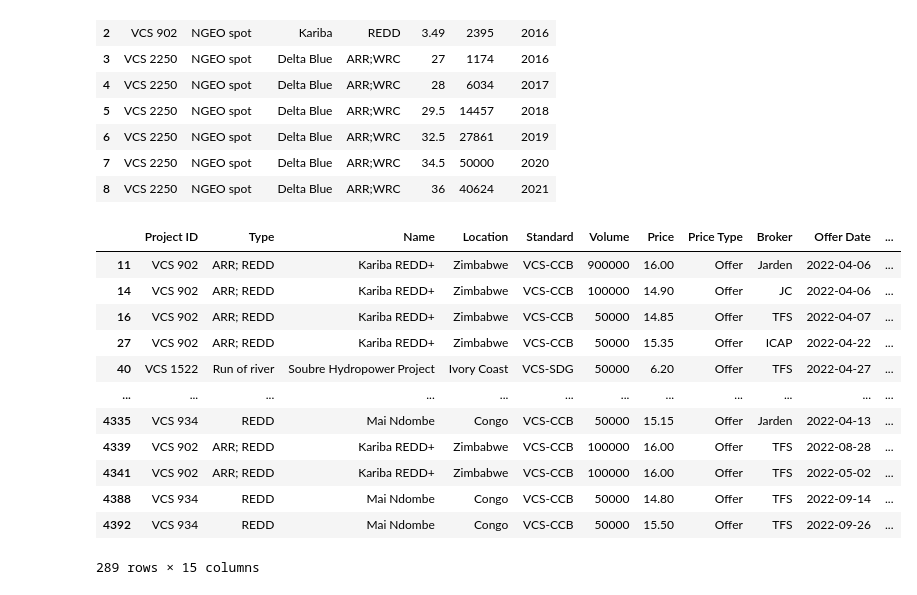
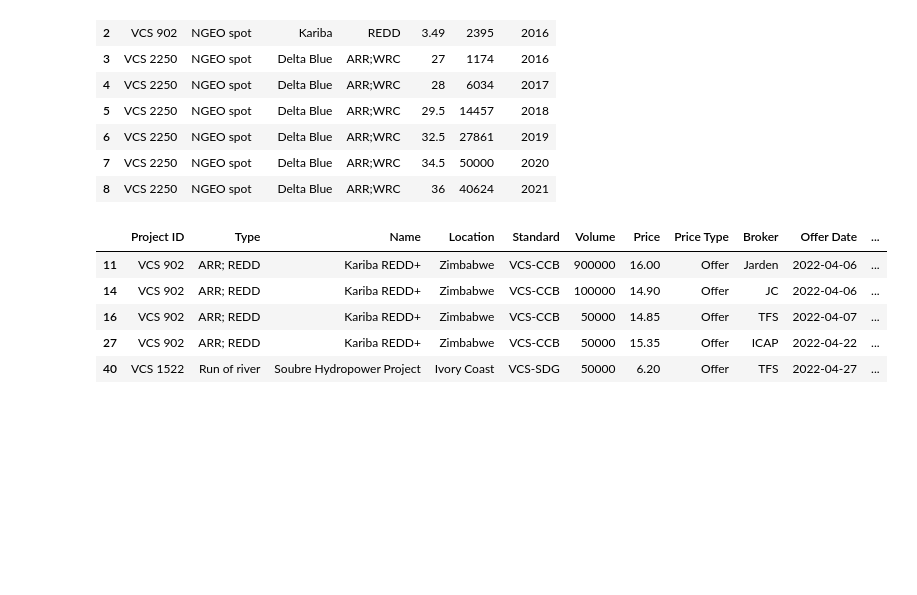
Before and after one commit to SamCurtis111/Attunga_Carbon, a Jupyter notebook: Voluntary_Carbon_Report.ipynb, the cells around one changed output. Cells and saved outputs as stored; diff of their text form; code cells hidden in the pictures; blank space fills up the shorter version.

Commit message:
fix table of matches

```diff
--- a/Voluntary_Carbon_Report.ipynb
+++ b/Voluntary_Carbon_Report.ipynb
@@ -163,21 +163,14 @@ vcs_holdings
 # %%
 df_matches = broker_markets[broker_markets['Project ID'].isin(our_projects)]
 # %%
-df_matches
+df_matches.head()
 # %% [output]
 |  | Project ID | Type | Name | Location | Standard | Volume | Price | Price Type | Broker | Offer Date | ... |
 | 11 | VCS 902 | ARR; REDD | Kariba REDD+ | Zimbabwe | VCS-CCB | 900000 | 16.00 | Offer | Jarden | 2022-04-06 | ... |
 | 14 | VCS 902 | ARR; REDD | Kariba REDD+ | Zimbabwe | VCS-CCB | 100000 | 14.90 | Offer | JC | 2022-04-06 | ... |
 | 16 | VCS 902 | ARR; REDD | Kariba REDD+ | Zimbabwe | VCS-CCB | 50000 | 14.85 | Offer | TFS | 2022-04-07 | ... |
 | 27 | VCS 902 | ARR; REDD | Kariba REDD+ | Zimbabwe | VCS-CCB | 50000 | 15.35 | Offer | ICAP | 2022-04-22 | ... |
 | 40 | VCS 1522 | Run of river | Soubre Hydropower Project | Ivory Coast | VCS-SDG | 50000 | 6.20 | Offer | TFS | 2022-04-27 | ... |
-| ... | ... | ... | ... | ... | ... | ... | ... | ... | ... | ... | ... |
-| 4335 | VCS 934 | REDD | Mai Ndombe | Congo | VCS-CCB | 50000 | 15.15 | Offer | Jarden | 2022-04-13 | ... |
-| 4339 | VCS 902 | ARR; REDD | Kariba REDD+ | Zimbabwe | VCS-CCB | 100000 | 16.00 | Offer | TFS | 2022-08-28 | ... |
-| 4341 | VCS 902 | ARR; REDD | Kariba REDD+ | Zimbabwe | VCS-CCB | 100000 | 16.00 | Offer | TFS | 2022-05-02 | ... |
-| 4388 | VCS 934 | REDD | Mai Ndombe | Congo | VCS-CCB | 50000 | 14.80 | Offer | TFS | 2022-09-14 | ... |
-| 4392 | VCS 934 | REDD | Mai Ndombe | Congo | VCS-CCB | 50000 | 15.50 | Offer | TFS | 2022-09-26 | ... |
-289 rows × 15 columns
 # %%
 import ipywidgets as widgets
 from ipywidgets import interact
```
Also changed, not shown: parts of 15 cells of this notebook.
